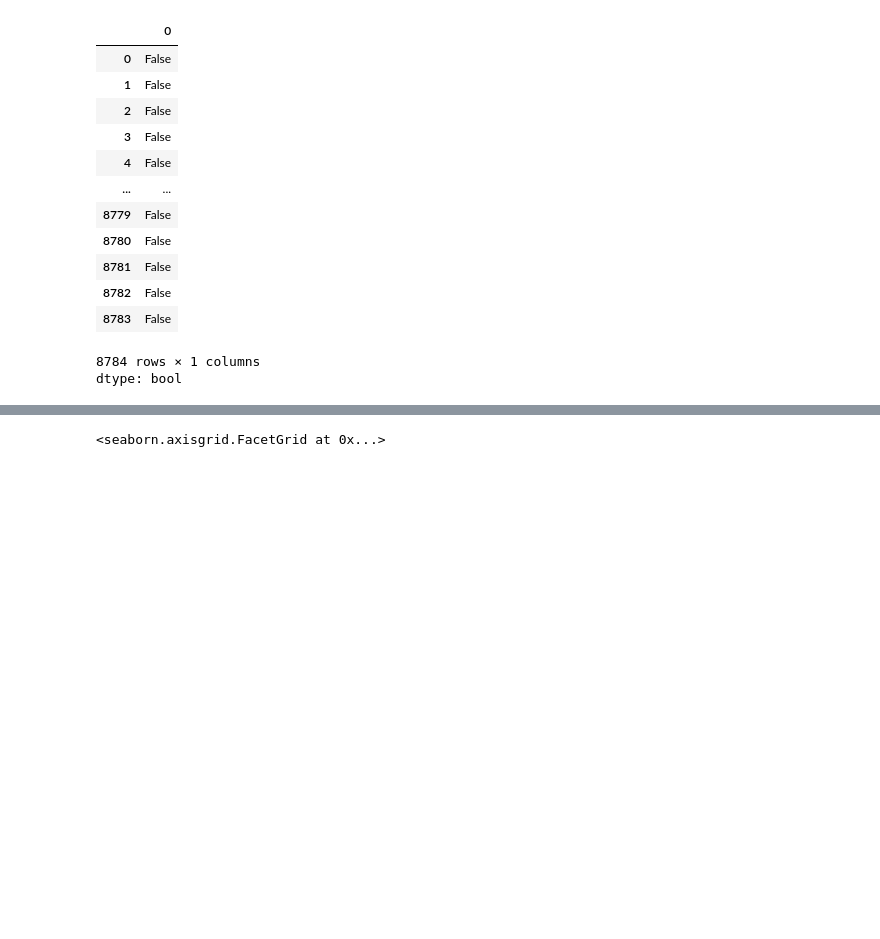
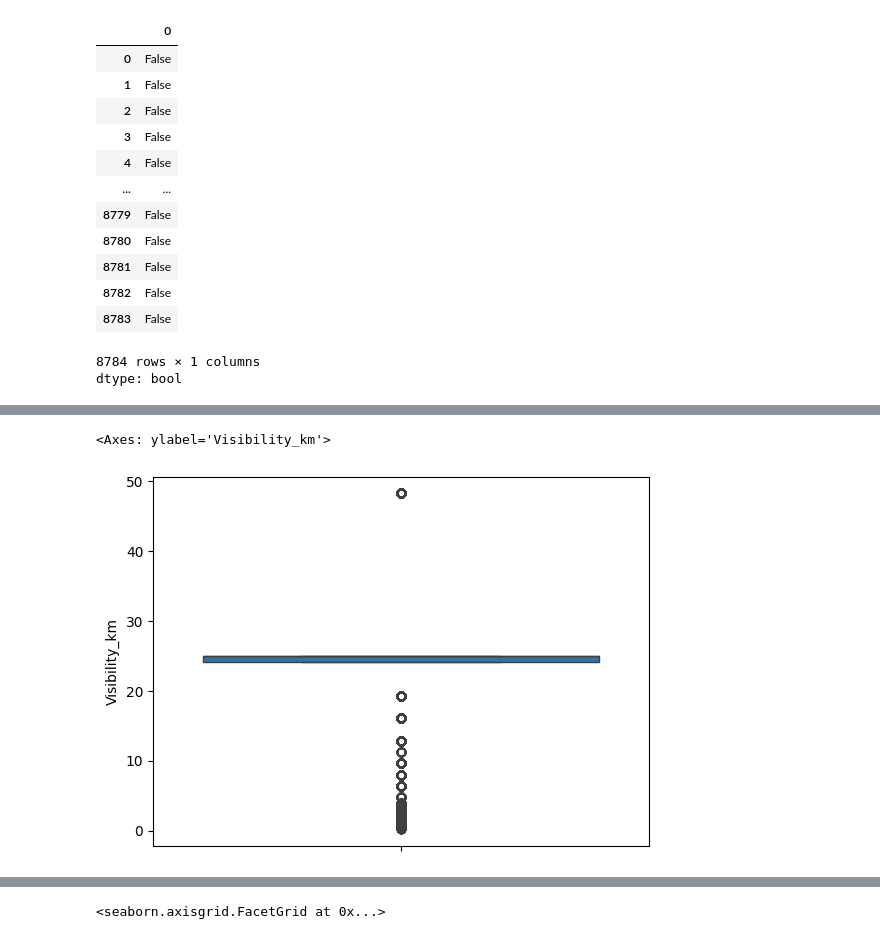
Before and after one commit to johnkinuthiaa/lux-Dev-Data-science-challenges, a Jupyter notebook: lux_assignment.ipynb, the cells around one changed output, grey strips where cells are left out. Drawn from its saved outputs; the diff is of its cells as text; code cells hidden in the pictures; blank space fills up the shorter version.

```diff
--- a/lux_assignment.ipynb
+++ b/lux_assignment.ipynb
@@ -207,0 +228,5 @@ df.boxplot(grid=False, rot=45, fontsize=15)
+# %%
+sns.boxplot(df['Visibility_km'])
+# %% [output]
+<Axes: ylabel='Visibility_km'>
+[figure, added]
```
Also changed, not shown: parts of 5 cells of this notebook.
